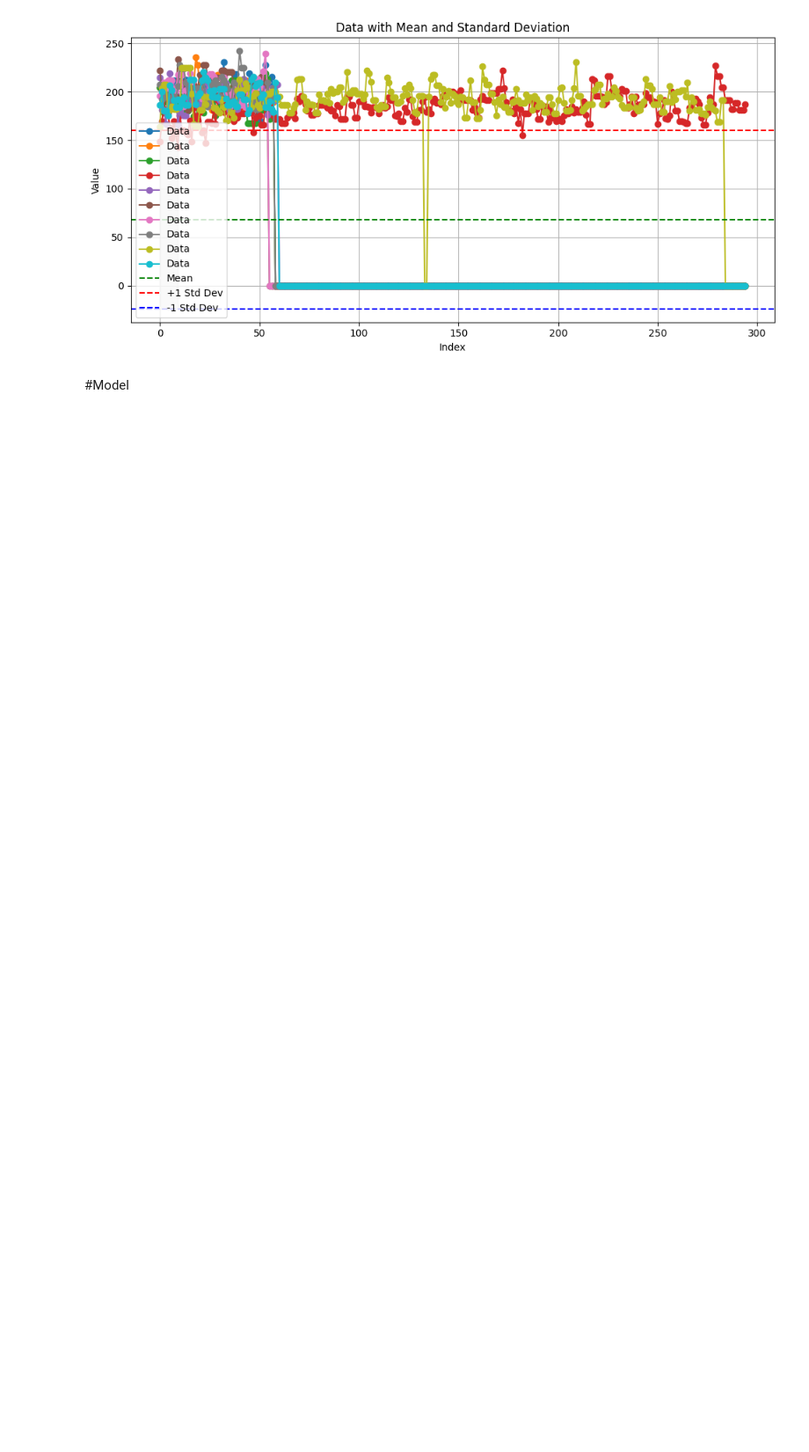
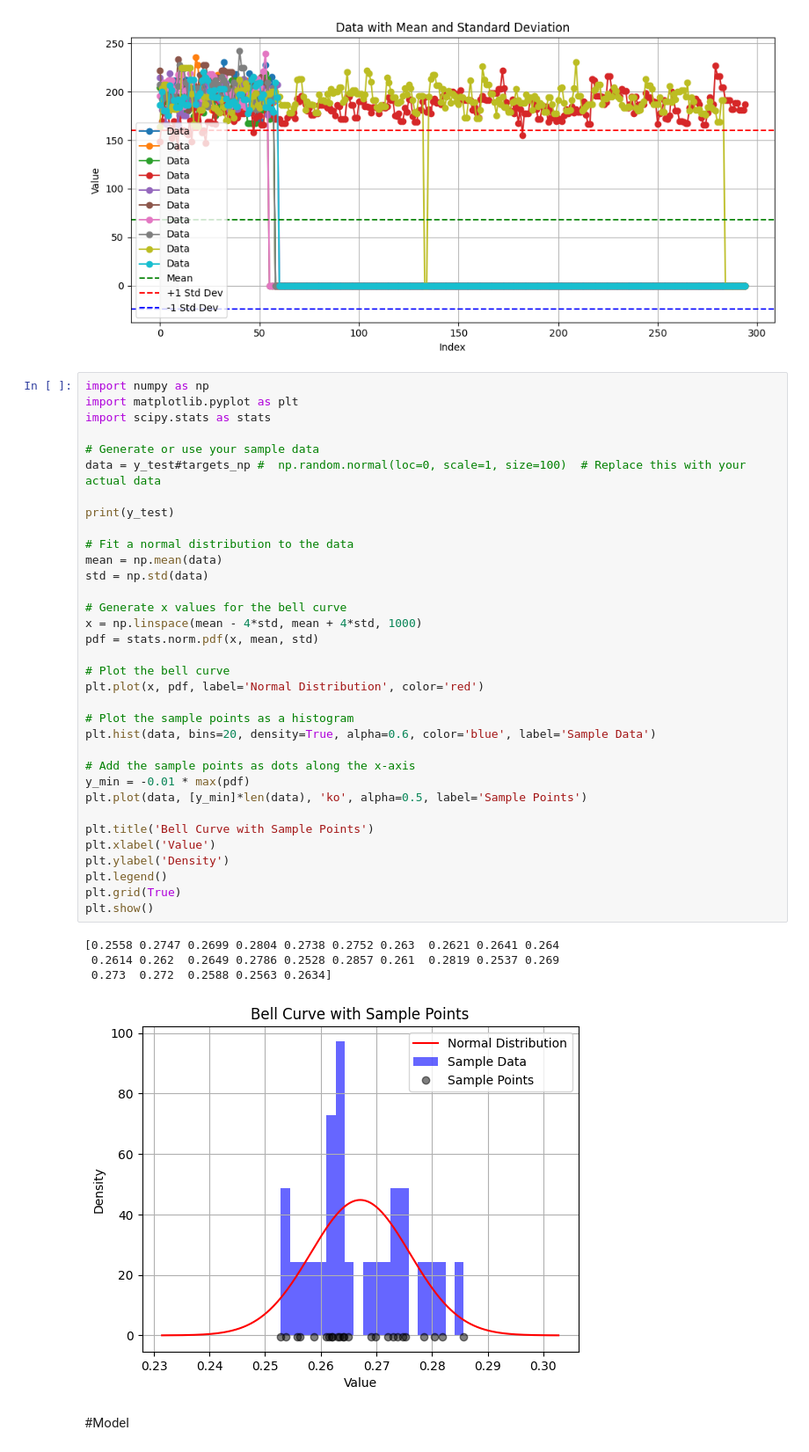
Before and after one commit to ChristopheGraveline064/CDA_mesurement, a Jupyter notebook: cda_notebook.ipynb, the cells around one changed output. Shown at 88% size. Cells and saved outputs as stored; diff of their text form; blank space fills up the shorter version.

```diff
--- a/cda_notebook.ipynb
+++ b/cda_notebook.ipynb
@@ -167,5 +167,44 @@ plt.tight_layout()
 plt.show()
 # %% [output]
 [figure]
+# %%
+import numpy as np
+import matplotlib.pyplot as plt
+import scipy.stats as stats
+
+# Generate or use your sample data
+data = y_test#targets_np #  np.random.normal(loc=0, scale=1, size=100)  # Replace this with your actual data
+
+print(y_test)
+
+# Fit a normal distribution to the data
+mean = np.mean(data)
+std = np.std(data)
+
+# Generate x values for the bell curve
+x = np.linspace(mean - 4*std, mean + 4*std, 1000)
+pdf = stats.norm.pdf(x, mean, std)
+
+# Plot the bell curve
+plt.plot(x, pdf, label='Normal Distribution', color='red')
+
+# Plot the sample points as a histogram
+plt.hist(data, bins=20, density=True, alpha=0.6, color='blue', label='Sample Data')
+
+# Add the sample points as dots along the x-axis
+y_min = -0.01 * max(pdf)
+plt.plot(data, [y_min]*len(data), 'ko', alpha=0.5, label='Sample Points')
+
+plt.title('Bell Curve with Sample Points')
+plt.xlabel('Value')
+plt.ylabel('Density')
+plt.legend()
+plt.grid(True)
+plt.show()
+# %% [output]
+[0.2558 0.2747 0.2699 0.2804 0.2738 0.2752 0.263  0.2621 0.2641 0.264
+ 0.2614 0.262  0.2649 0.2786 0.2528 0.2857 0.261  0.2819 0.2537 0.269
+ 0.273  0.272  0.2588 0.2563 0.2634]
+[figure, added]
 # %% [markdown]
 #Model
```
Also changed, not shown: parts of 20 cells of this notebook.
